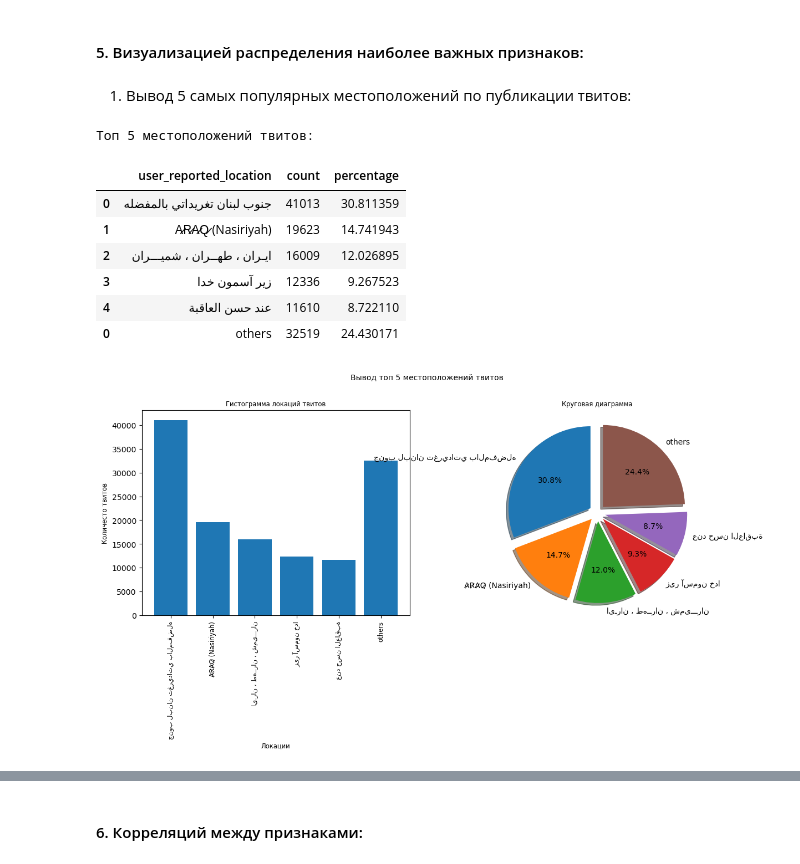
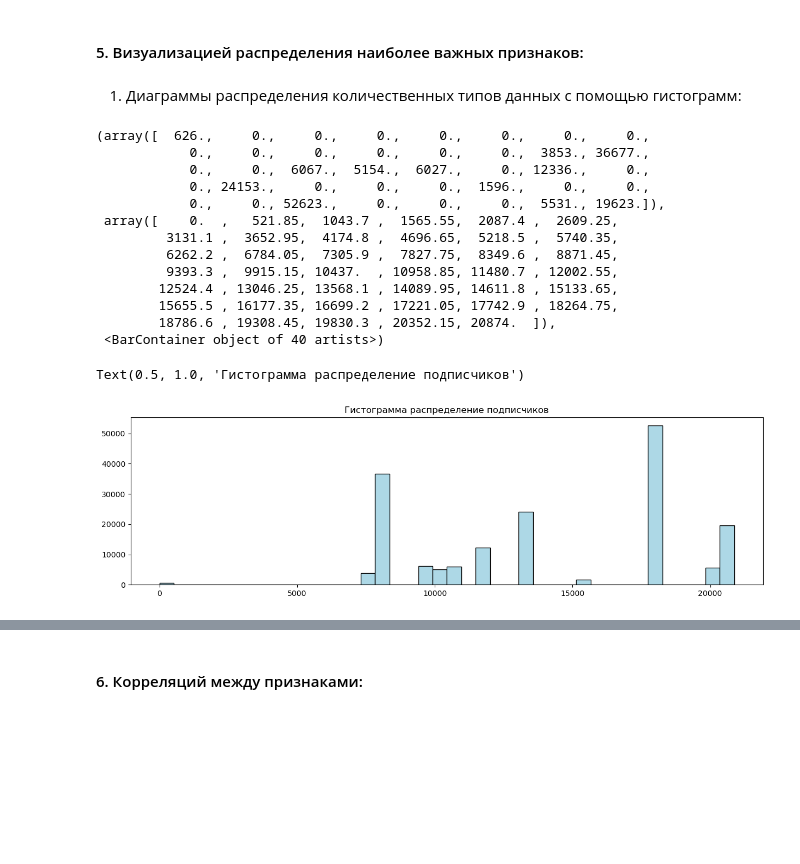
Before and after one commit to TDitS/SOBD2023, a Jupyter notebook: lab1.ipynb, the cells around one changed output, grey strips where cells are left out. Saved outputs shown, nothing was run; the diff lists cells and outputs as text; code cells hidden in the pictures; blank space fills up the shorter version.

```diff
--- a/lab1.ipynb
+++ b/lab1.ipynb
@@ -69,17 +69,16 @@ filename_data = 'data/iran_201906_2_tweets_csv_hashed.csv'
 df = spark.read.csv(filename_data,header=True, mode="DROPMALFORMED", inferSchema=True)
 from pyspark.sql.functions import col, array
 
-df = df.drop("user_profile_description", "account_language", "tweet_text", "tweet_time", "tweet_client_name", "in_reply_to_userid", "in_reply_to_tweetid", "quoted_tweet_tweetid", "retweet_userid", "retweet_tweetid", "latitude", "longitude", "user_mentions", "poll_choices", "hashtags", "urls", "user_screen_name", "user_display_name", "user_profile_url")
+df = df.drop("user_profile_description", "account_creation_date", "user_reported_location", "account_language", "tweet_text", "tweet_time", "tweet_client_name", "in_reply_to_userid", "in_reply_to_tweetid", "quoted_tweet_tweetid", "retweet_userid", "retweet_tweetid", "latitude", "longitude", "user_mentions", "poll_choices", "hashtags", "urls", "user_screen_name", "user_display_name", "user_profile_url")
 
 df = df.withColumn("tweetid", col("tweetid").cast(LongType()))
 df = df.withColumn("userid", col("userid").cast(LongType()))
 df = df.withColumn("follower_count", col("follower_count").cast(IntegerType()))
 df = df.withColumn("following_count", col("following_count").cast(IntegerType()))
-df = df.withColumn("quote_count", col("like_count").cast(IntegerType()))
-df = df.withColumn("reply_count", col("like_count").cast(IntegerType()))
+df = df.withColumn("quote_count", col("quote_count").cast(IntegerType()))
+df = df.withColumn("reply_count", col("reply_count").cast(IntegerType()))
 df = df.withColumn("like_count", col("like_count").cast(IntegerType()))
-df = df.withColumn("retweet_count", col("like_count").cast(IntegerType()))
-df = df.withColumn("account_creation_date", col("account_creation_date").cast(DateType()))
+df = df.withColumn("retweet_count", col("retweet_count").cast(IntegerType()))
 df = df.withColumn("is_retweet", col("is_retweet").cast("boolean"))
 
 print('Data frame type: ' + str(type(df)))
@@ -421,57 +404,26 @@ true_false_counts_with_percentage.show()
 # %% [markdown]
 #### 5. Визуализацией распределения наиболее важных признаков:
 # %% [markdown]
-1. Вывод 5 самых популярных местоположений по публикации твитов:
+1. Диаграммы распределения количественных типов данных с помощью гистограмм:
 # %%
-total_twitter_count = df.count()
-highest_twitter_df = df.select(df.user_reported_location) \
-    .groupBy(df.user_reported_location) \
-    .count() \
-    .orderBy("count", ascending=False) \
-    .limit(5) \
-    .toPandas()
+follower_counts = df.select('follower_count').rdd.flatMap(lambda x: x).collect()
+fig, axs = plt.subplots(figsize=(15, 4))
 
-
-highest_twitter_df['percentage'] = highest_twitter_df['count'] \
-    / total_twitter_count * 100
-
-others = {
-    'user_reported_location': 'others',
-    'count': total_twitter_count - np.sum(highest_twitter_df['count']),
-    'percentage': 100 - np.sum(highest_twitter_df['percentage'])
-}
-
-highest_twitter_df = pd.concat([highest_twitter_df,pd.DataFrame.from_dict([others])])
-
-
-fig, axs = plt.subplots(nrows=1, ncols=2, figsize=plt.figaspect(0.35))
-
-plot0 = axs[0].bar(x=highest_twitter_df['user_reported_location'], height=highest_twitter_df['count'])
-title0 = axs[0].set_title('Гистограмма локаций твитов', fontsize='small')
-xlabel0 = axs[0].set_xlabel('Локации', fontsize='small')
-ylabel0 = axs[0].set_ylabel('Количесто твитов', fontsize='small')
-xsticks_label = axs[0].set_xticklabels(highest_twitter_df['user_reported_location'], rotation='vertical', fontsize='small')
-explode = (0.1,) * len(highest_twitter_df['user_reported_location'])
-title1 = axs[1].set_title('Круговая диаграмма', fontsize='small')
-plot1 = axs[1].pie(x=highest_twitter_df['percentage'],
-                   labels=highest_twitter_df['user_reported_location'],
-                   autopct='%1.1f%%',
-                   shadow=True,
-                   explode=explode,
-                   startangle=90,
-                   radius=1)
-
-print('Топ 5 местоположений твитов:')
-highest_twitter_df
-
-text = fig.text(0.5, 1.02, 'Вывод топ 5 местоположений твитов', ha='center', va='top', transform=fig.transFigure)
+axs.hist(follower_counts, bins=40, color='lightblue', edgecolor='black')
+axs.set_title('Гистограмма распределение подписчиков')
 # %% [output]
-Топ 5 местоположений твитов:
+(array([  626.,     0.,     0.,     0.,     0.,     0.,     0.,     0.,
+            0.,     0.,     0.,     0.,     0.,     0.,  3853., 36677.,
+            0.,     0.,  6067.,  5154.,  6027.,     0., 12336.,     0.,
+            0., 24153.,     0.,     0.,     0.,  1596.,     0.,     0.,
+            0.,     0., 52623.,     0.,     0.,     0.,  5531., 19623.]),
+ array([    0.  ,   521.85,  1043.7 ,  1565.55,  2087.4 ,  2609.25,
+         3131.1 ,  3652.95,  4174.8 ,  4696.65,  5218.5 ,  5740.35,
+         6262.2 ,  6784.05,  7305.9 ,  7827.75,  8349.6 ,  8871.45,
+         9393.3 ,  9915.15, 10437.  , 10958.85, 11480.7 , 12002.55,
+        12524.4 , 13046.25, 13568.1 , 14089.95, 14611.8 , 15133.65,
+        15655.5 , 16177.35, 16699.2 , 17221.05, 17742.9 , 18264.75,
+        18786.6 , 19308.45, 19830.3 , 20352.15, 20874.  ]),
+ <BarContainer object of 40 artists>)
-|  | user_reported_location | count | percentage |
-| 0 | جنوب لبنان تغريداتي بالمفضله | 41013 | 30.811359 |
-| 1 | A̷R̷A̷Q̷ (Nasiriyah) | 19623 | 14.741943 |
-| 2 | ایـران ، طهــران ، شمیـــران | 16009 | 12.026895 |
-| 3 | زیر آسمون خدا | 12336 | 9.267523 |
-| 4 | عند حسن العاقبة | 11610 | 8.722110 |
-| 0 | others | 32519 | 24.430171 |
+Text(0.5, 1.0, 'Гистограмма распределение подписчиков')
-[figure, old version]
+[figure, new version]
```
Also changed, not shown: parts of 39 cells of this notebook, 1 other file.
